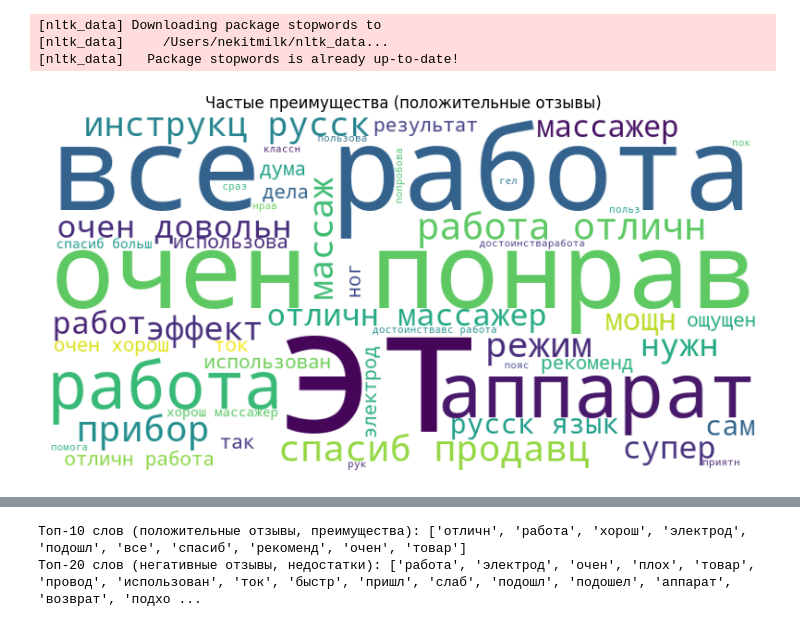
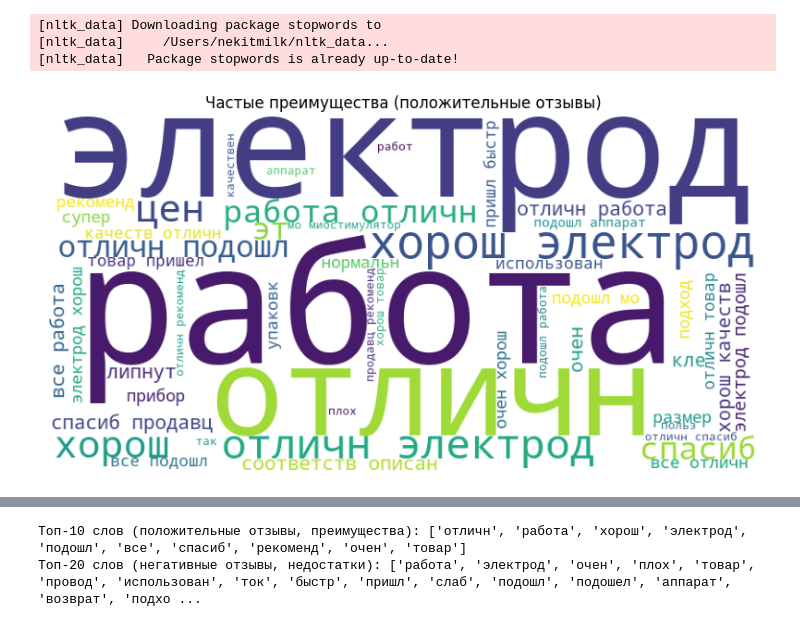
Before and after one commit to nekitmilk/marketplace_analyzer, a Jupyter notebook: src/notebooks/electrode_analysis/analyse.ipynb, the cells around one changed output, grey strips where cells are left out. Cells and saved outputs as stored; diff of their text form; code cells hidden in the pictures.

```diff
--- a/src/notebooks/electrode_analysis/analyse.ipynb
+++ b/src/notebooks/electrode_analysis/analyse.ipynb
@@ -540,10 +650,10 @@ negative = df[df['rating'] <= 3]
 [nltk_data]     /Users/nekitmilk/nltk_data...
 [nltk_data]   Package stopwords is already up-to-date!
 # %%
-all_positive = " ".join(positive['full_text_clean'])
+all_positive = " ".join(positive['text_clean'])
 generate_wordcloud(all_positive, 'Частые преимущества (положительные отзывы)')
 # %% [output]
-[figure, old version]
+[figure, new version]
 # %%
 all_negative = " ".join(negative['text_clean'])
 generate_wordcloud(all_negative, 'Частые недостатки (негативные отзывы)')
```
Also changed, not shown: parts of 26 cells of this notebook, 8 other files.
